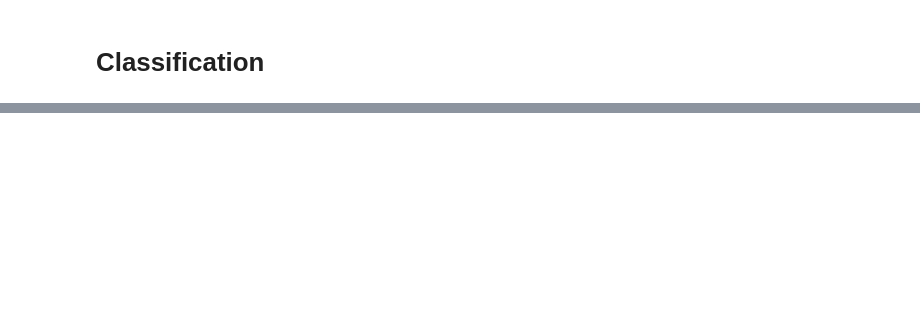
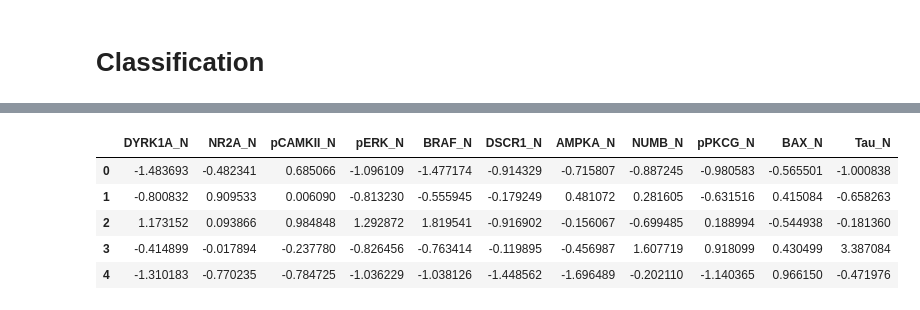
Before and after one commit to EmanuelSoda/ML_Homework, a Jupyter notebook: ML_bello.ipynb, the cells around one changed output, grey strips where cells are left out. Drawn from its saved outputs; the diff is of its cells as text; code cells hidden in the pictures; blank space fills up the shorter version.

```diff
--- a/ML_bello.ipynb
+++ b/ML_bello.ipynb
@@ -310,0 +435,15 @@ NameError: name 'provaEstimator_best' is not defined
+# %%
+test = pd.read_csv("Data/test.csv")
+test['class']  = le.fit_transform(test['class'])
+coded_y = test['class']
+test = test.drop(columns = ['class'], axis = 1)
+test = pd.DataFrame(standard_scaler.transform(test), columns = test.columns)
+test = test[train.columns[rfecv.get_support()]]
+test.head()
+# %% [output]
+|  | DYRK1A_N | NR2A_N | pCAMKII_N | pERK_N | BRAF_N | DSCR1_N | AMPKA_N | NUMB_N | pPKCG_N | BAX_N | Tau_N |
+| 0 | -1.483693 | -0.482341 | 0.685066 | -1.096109 | -1.477174 | -0.914329 | -0.715807 | -0.887245 | -0.980583 | -0.565501 | -1.000838 |
+| 1 | -0.800832 | 0.909533 | 0.006090 | -0.813230 | -0.555945 | -0.179249 | 0.481072 | 0.281605 | -0.631516 | 0.415084 | -0.658263 |
+| 2 | 1.173152 | 0.093866 | 0.984848 | 1.292872 | 1.819541 | -0.916902 | -0.156067 | -0.699485 | 0.188994 | -0.544938 | -0.181360 |
+| 3 | -0.414899 | -0.017894 | -0.237780 | -0.826456 | -0.763414 | -0.119895 | -0.456987 | 1.607719 | 0.918099 | 0.430499 | 3.387084 |
+| 4 | -1.310183 | -0.770235 | -0.784725 | -1.036229 | -1.038126 | -1.448562 | -1.696489 | -0.202110 | -1.140365 | 0.966150 | -0.471976 |
```
Also changed, not shown: parts of 22 cells of this notebook.
